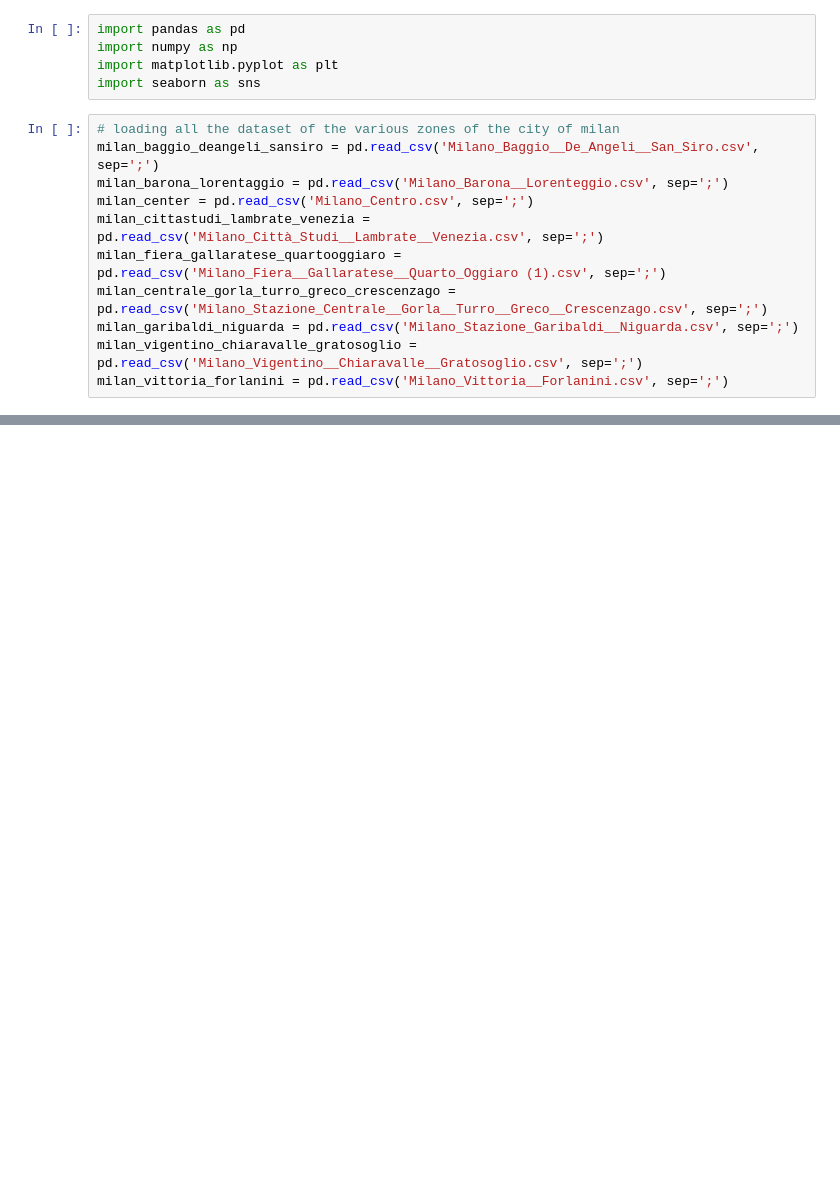
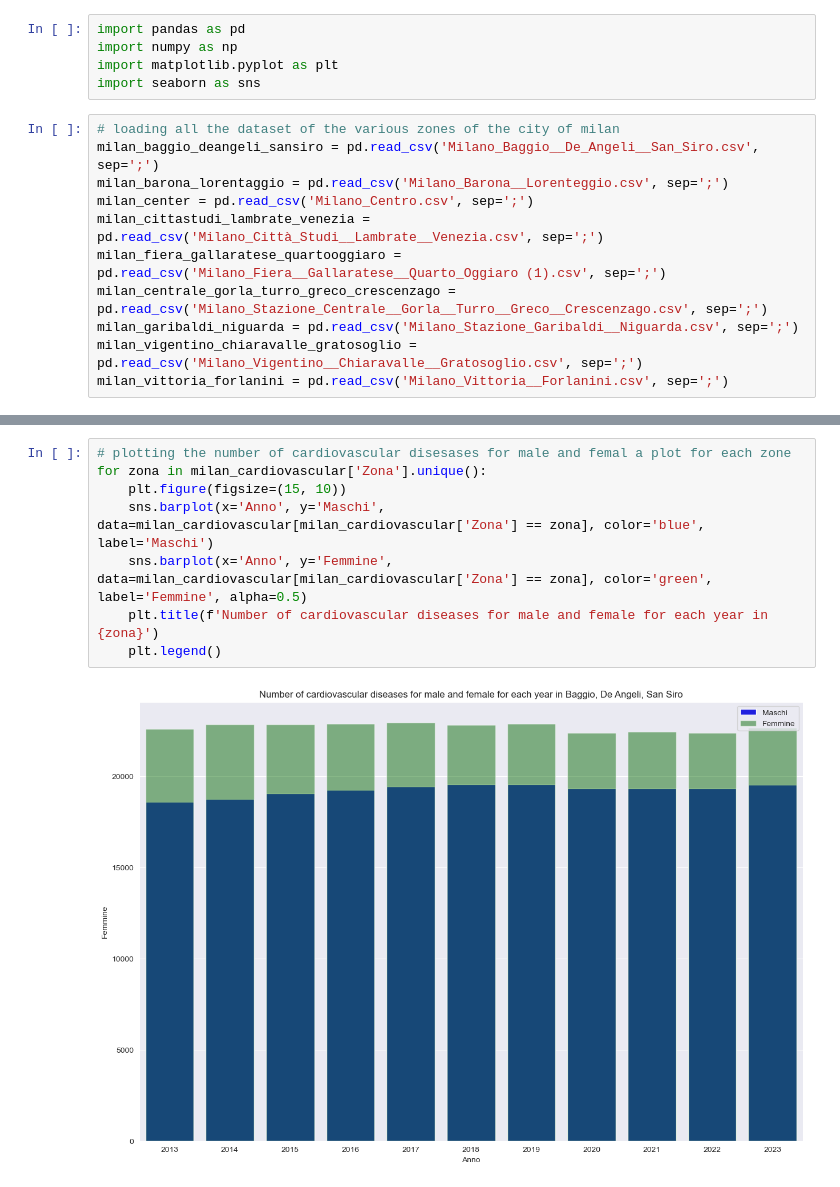
Before and after one commit to LGpolimi/HHE_DSLAB_project_AA2324, a Jupyter notebook: health_data/cardiovascular/Cardiovascular diseases/cardio.ipynb, the cells around one changed output, grey strips where cells are left out. Saved outputs shown, nothing was run; the diff lists cells and outputs as text; blank space fills up the shorter version.

```diff
--- a/health_data/cardiovascular/Cardiovascular diseases/cardio.ipynb
+++ b/health_data/cardiovascular/Cardiovascular diseases/cardio.ipynb
@@ -20,0 +65,10 @@ milan_cardiovascular =
+# %%
+# plotting the number of cardiovascular disesases for male and femal a plot for each zone
+for zona in milan_cardiovascular['Zona'].unique():
+    plt.figure(figsize=(15, 10))
+    sns.barplot(x='Anno', y='Maschi', data=milan_cardiovascular[milan_cardiovascular['Zona'] == zona], color='blue', label='Maschi')
+    sns.barplot(x='Anno', y='Femmine', data=milan_cardiovascular[milan_cardiovascular['Zona'] == zona], color='green', label='Femmine', alpha=0.5)
+    plt.title(f'Number of cardiovascular diseases for male and female for each year in {zona}')
+    plt.legend()
+# %% [output]
+[figure, added]
```
Also changed, not shown: parts of 5 cells of this notebook.
